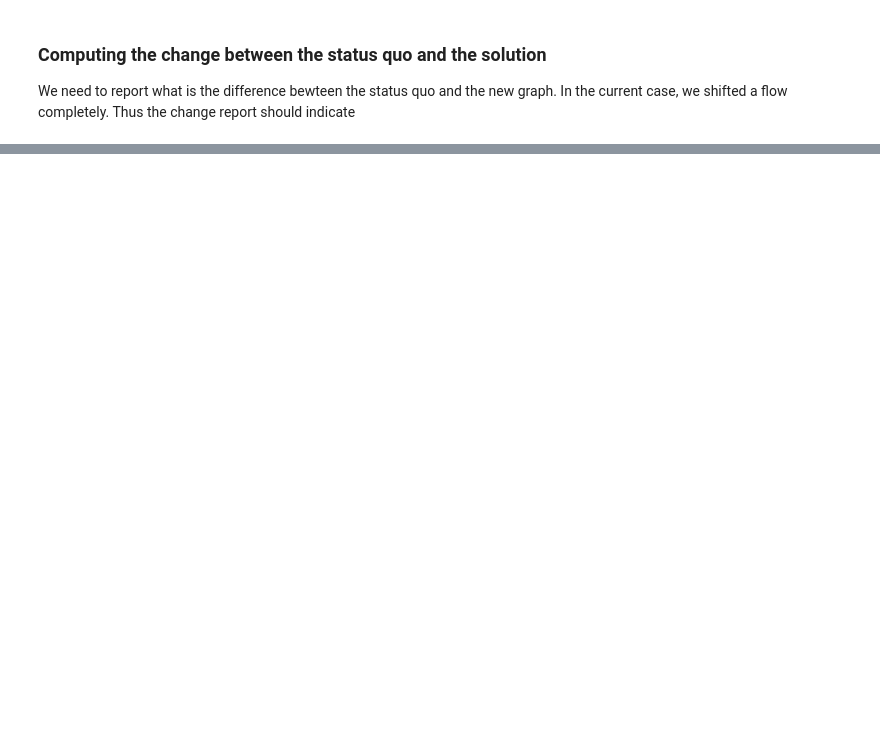
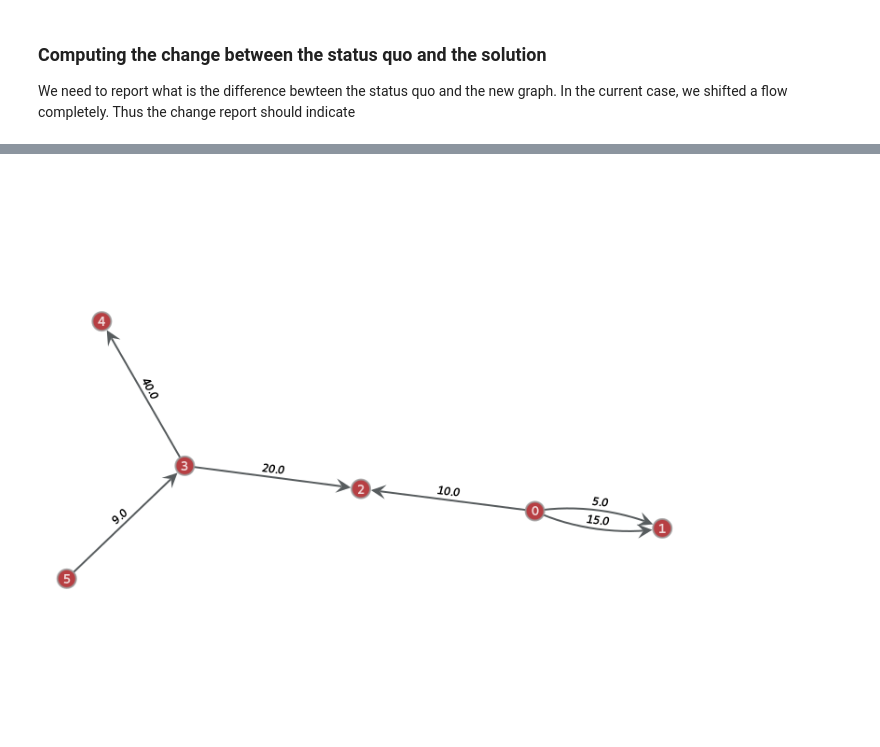
Before and after one commit to MaxBo/REPAiR-Web, a Jupyter notebook: flow_modelling/fm03_add_remove_flows.ipynb, the cells around one changed output, grey strips where cells are left out. Drawn from its saved outputs; the diff is of its cells as text; code cells hidden in the pictures; blank space fills up the shorter version.

```diff
--- a/flow_modelling/fm03_add_remove_flows.ipynb
+++ b/flow_modelling/fm03_add_remove_flows.ipynb
@@ -212,0 +221,7 @@ We need to report what is the difference bewteen the status quo and the new grap
+# %%
+gt.draw.graph_draw(g_split, vertex_size=20, vertex_text=g_split.vertex_index,
+                   vprops={"font_weight": cairo.FONT_WEIGHT_BOLD, "font_size":14},
+                   eprops={"font_slant":cairo.FONT_SLANT_ITALIC, "text": eprop_mass_text, "font_weight": cairo.FONT_WEIGHT_BOLD},
+                   output_size=(700,600), inline=True)
+# %% [output]
+[figure, added]
```
Also changed, not shown: parts of 12 cells of this notebook, 1 other file.
